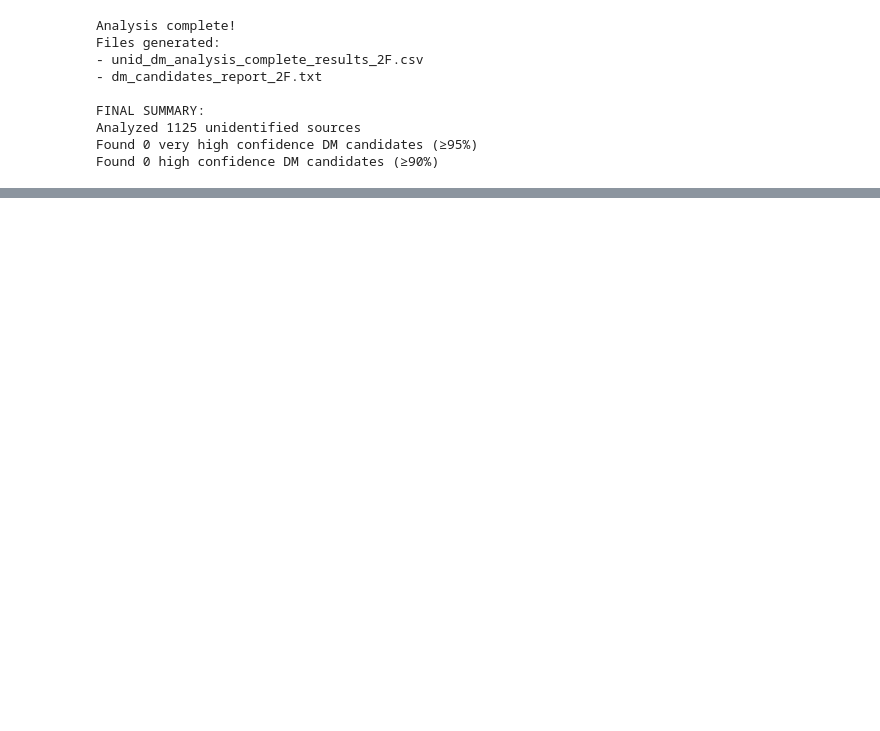
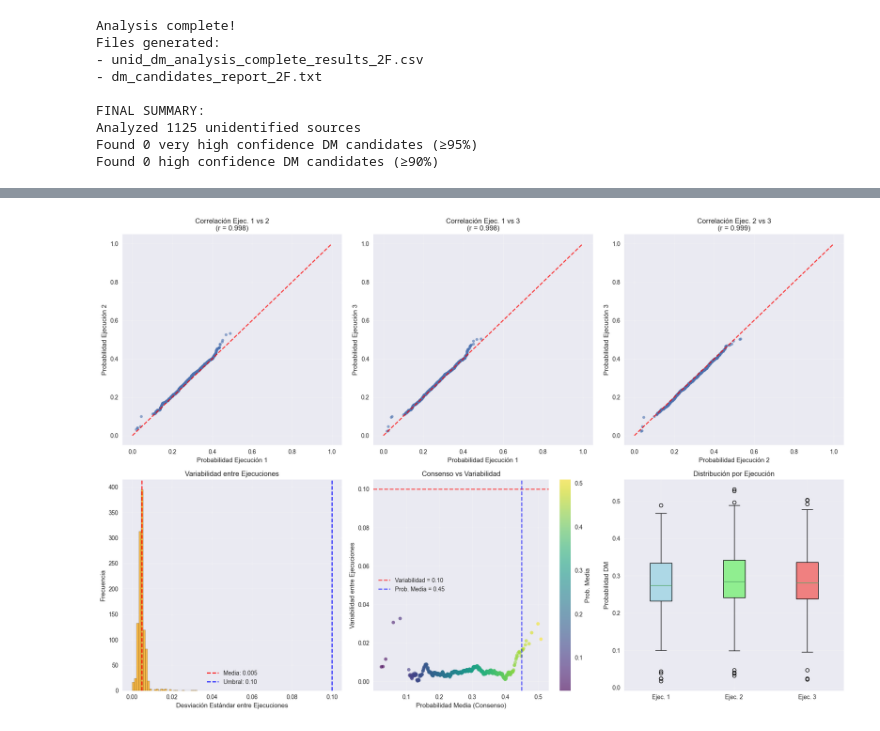
Before and after one commit to martacanirome4/DarkMatter_ML_TFG, a Jupyter notebook: ANN_original/TFG_2F_back_to_symm_errors_&_no_rs_repeated_Kfold__NN_BAL_STD_sigma0_all_2F_unIDs_class.ipynb, the cells around one changed output, grey strips where cells are left out. Cells and saved outputs as stored; diff of their text form; code cells hidden in the pictures; blank space fills up the shorter version.

Commit message:
Consenso de ANN 2F con 3 repes

```diff
--- a/ANN_original/TFG_2F_back_to_symm_errors_&_no_rs_repeated_Kfold__NN_BAL_STD_sigma0_all_2F_unIDs_class.ipynb
+++ b/ANN_original/TFG_2F_back_to_symm_errors_&_no_rs_repeated_Kfold__NN_BAL_STD_sigma0_all_2F_unIDs_class.ipynb
@@ -1179,0 +1307,73 @@ plt.yticks(fontsize=14)
+# %%
+fig, axes = plt.subplots(2, 3, figsize=(18, 12))
+
+# 1. Correlación entre ejecuciones (Run1 vs Run2)
+ax1 = axes[0, 0]
+ax1.scatter(consensus_df['Prob_Run1'], consensus_df['Prob_Run2'], alpha=0.6, s=20)
+correlation_12 = consensus_df['Prob_Run1'].corr(consensus_df['Prob_Run2'])
+ax1.plot([0, 1], [0, 1], 'r--', alpha=0.8)
+ax1.set_xlabel('Probabilidad Ejecución 1')
+ax1.set_ylabel('Probabilidad Ejecución 2')
+ax1.set_title(f'Correlación Ejec. 1 vs 2\n(r = {correlation_12:.3f})')
+ax1.grid(True, alpha=0.3)
+
+# 2. Correlación Run1 vs Run3
+ax2 = axes[0, 1]
+ax2.scatter(consensus_df['Prob_Run1'], consensus_df['Prob_Run3'], alpha=0.6, s=20)
+correlation_13 = consensus_df['Prob_Run1'].corr(consensus_df['Prob_Run3'])
+ax2.plot([0, 1], [0, 1], 'r--', alpha=0.8)
+ax2.set_xlabel('Probabilidad Ejecución 1')
+ax2.set_ylabel('Probabilidad Ejecución 3')
+ax2.set_title(f'Correlación Ejec. 1 vs 3\n(r = {correlation_13:.3f})')
+ax2.grid(True, alpha=0.3)
+
+# 3. Correlación Run2 vs Run3
+ax3 = axes[0, 2]
+ax3.scatter(consensus_df['Prob_Run2'], consensus_df['Prob_Run3'], alpha=0.6, s=20)
+correlation_23 = consensus_df['Prob_Run2'].corr(consensus_df['Prob_Run3'])
+ax3.plot([0, 1], [0, 1], 'r--', alpha=0.8)
+ax3.set_xlabel('Probabilidad Ejecución 2')
+ax3.set_ylabel('Probabilidad Ejecución 3')
+ax3.set_title(f'Correlación Ejec. 2 vs 3\n(r = {correlation_23:.3f})')
+ax3.grid(True, alpha=0.3)
+
+# 4. Distribución de variabilidad entre ejecuciones
+ax4 = axes[1, 0]
+ax4.hist(consensus_df['Std_Prob_Consensus'], bins=30, alpha=0.7, color='orange', edgecolor='black')
+ax4.axvline(consensus_df['Std_Prob_Consensus'].mean(), color='red', linestyle='--',
+           label=f'Media: {consensus_df["Std_Prob_Consensus"].mean():.3f}')
+ax4.axvline(0.10, color='blue', linestyle='--', label='Umbral: 0.10')
+ax4.set_xlabel('Desviación Estándar entre Ejecuciones')
+ax4.set_ylabel('Frecuencia')
+ax4.set_title('Variabilidad entre Ejecuciones')
+ax4.legend()
+ax4.grid(True, alpha=0.3)
+
+# 5. Probabilidad media vs variabilidad
+ax5 = axes[1, 1]
+scatter = ax5.scatter(consensus_df['Mean_Prob_Consensus'], consensus_df['Std_Prob_Consensus'],
+                     alpha=0.6, c=consensus_df['Mean_Prob_Consensus'], cmap='viridis', s=30)
+plt.colorbar(scatter, ax=ax5, label='Prob. Media')
+ax5.axhline(0.10, color='red', linestyle='--', alpha=0.7, label='Variabilidad = 0.10')
+ax5.axvline(0.45, color='blue', linestyle='--', alpha=0.7, label='Prob. Media = 0.45')
+ax5.set_xlabel('Probabilidad Media (Consenso)')
+ax5.set_ylabel('Variabilidad entre Ejecuciones')
+ax5.set_title('Consenso vs Variabilidad')
+ax5.legend()
+ax5.grid(True, alpha=0.3)
+
+# 6. Boxplot de probabilidades por ejecución
+ax6 = axes[1, 2]
+prob_data = [consensus_df['Prob_Run1'], consensus_df['Prob_Run2'], consensus_df['Prob_Run3']]
+bp = ax6.boxplot(prob_data, labels=['Ejec. 1', 'Ejec. 2', 'Ejec. 3'], patch_artist=True)
+colors = ['lightblue', 'lightgreen', 'lightcoral']
+for patch, color in zip(bp['boxes'], colors):
+    patch.set_facecolor(color)
+ax6.set_ylabel('Probabilidad DM')
+ax6.set_title('Distribución por Ejecución')
+ax6.grid(True, alpha=0.3)
+
+plt.tight_layout()
+plt.show()
+# %% [output]
+[figure, added]
```
Also changed, not shown: parts of 27 cells of this notebook, 8 other files.
